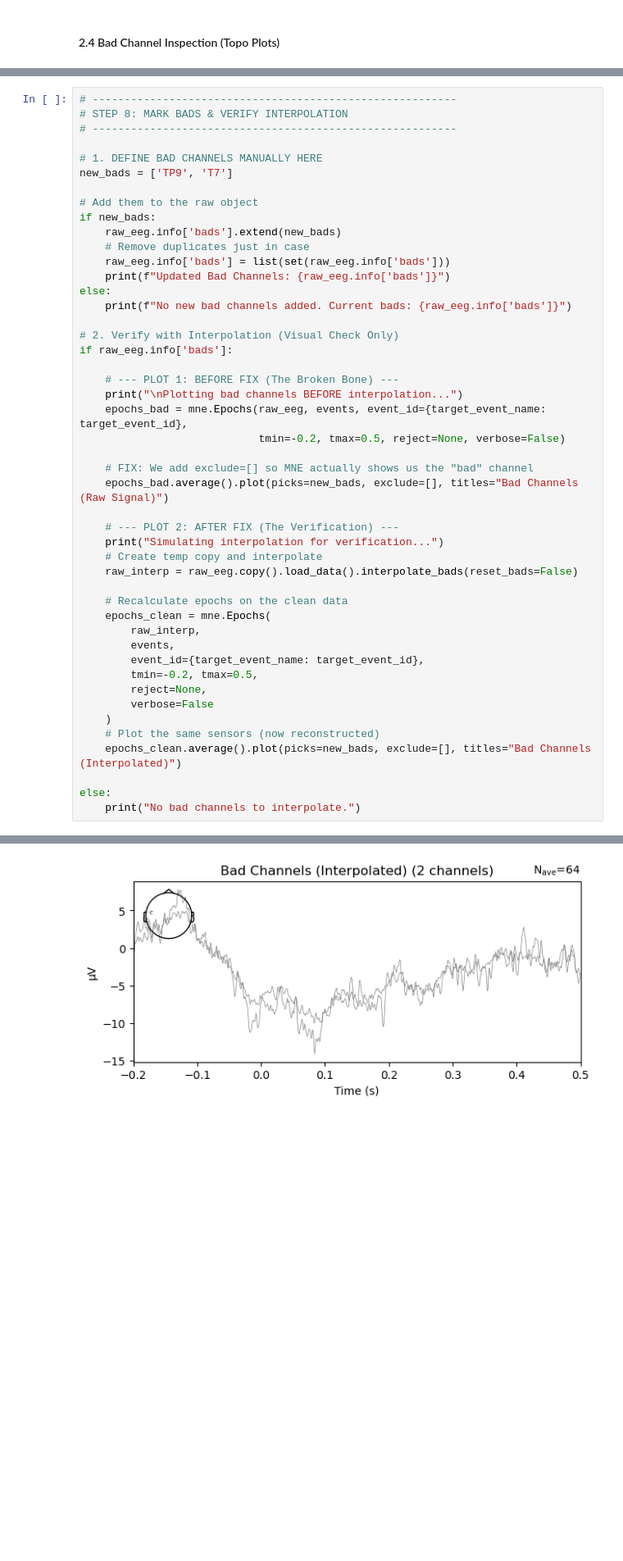
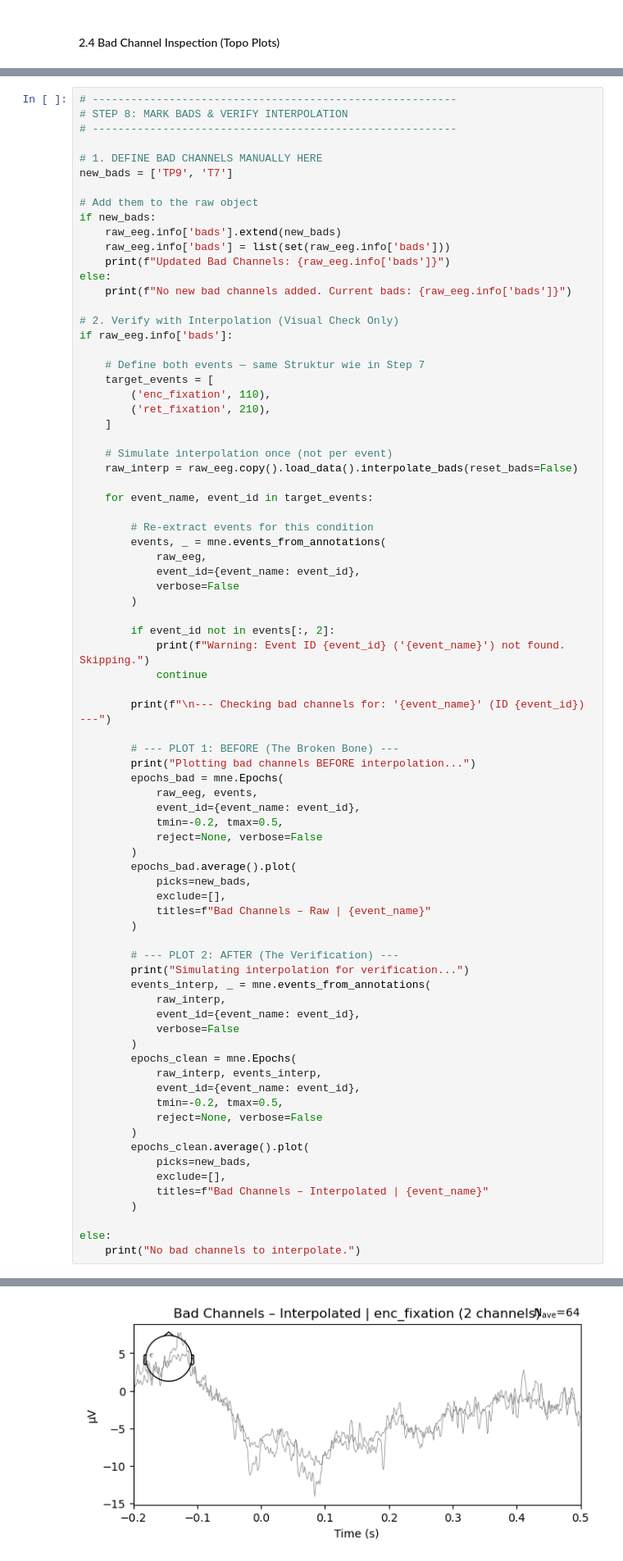
Before and after one commit to noah-mba/LOC_analysis, a Jupyter notebook: scripts/eeg/c_sanity_check_signal_marker_and_channels 2026_06_12.ipynb, the cells around one changed output, grey strips where cells are left out. Shown at 82% size. Cells and saved outputs as stored; diff of their text form; blank space fills up the shorter version.

```diff
--- a/scripts/eeg/c_sanity_check_signal_marker_and_channels 2026_06_12.ipynb
+++ b/scripts/eeg/c_sanity_check_signal_marker_and_channels 2026_06_12.ipynb
@@ -161,7 +176,6 @@ new_bads = ['TP9', 'T7']
 # Add them to the raw object
 if new_bads:
     raw_eeg.info['bads'].extend(new_bads)
-    # Remove duplicates just in case
     raw_eeg.info['bads'] = list(set(raw_eeg.info['bads']))
     print(f"Updated Bad Channels: {raw_eeg.info['bads']}")
 else:
@@ -170,30 +184,62 @@ else:
 # 2. Verify with Interpolation (Visual Check Only)
 if raw_eeg.info['bads']:
 
-    # --- PLOT 1: BEFORE FIX (The Broken Bone) ---
-    print("\nPlotting bad channels BEFORE interpolation...")
-    epochs_bad = mne.Epochs(raw_eeg, events, event_id={target_event_name: target_event_id},
-                            tmin=-0.2, tmax=0.5, reject=None, verbose=False)
+    # Define both events — same Struktur wie in Step 7
+    target_events = [
+        ('enc_fixation', 110),
+        ('ret_fixation', 210),
+    ]
 
-    # FIX: We add exclude=[] so MNE actually shows us the "bad" channel
-    epochs_bad.average().plot(picks=new_bads, exclude=[], titles="Bad Channels (Raw Signal)")
-
-    # --- PLOT 2: AFTER FIX (The Verification) ---
-    print("Simulating interpolation for verification...")
-    # Create temp copy and interpolate
+    # Simulate interpolation once (not per event)
     raw_interp = raw_eeg.copy().load_data().interpolate_bads(reset_bads=False)
 
-    # Recalculate epochs on the clean data
-    epochs_clean = mne.Epochs(
-        raw_interp,
-        events,
-        event_id={target_event_name: target_event_id},
-        tmin=-0.2, tmax=0.5,
-        reject=None,
-        verbose=False
-    )
-    # Plot the same sensors (now reconstructed)
-    epochs_clean.average().plot(picks=new_bads, exclude=[], titles="Bad Channels (Interpolated)")
+    for event_name, event_id in target_events:
+
+        # Re-extract events for this condition
+        events, _ = mne.events_from_annotations(
+            raw_eeg,
+            event_id={event_name: event_id},
+            verbose=False
+        )
+
+        if event_id not in events[:, 2]:
+            print(f"Warning: Event ID {event_id} ('{event_name}') not found. Skipping.")
+            continue
+
+        print(f"\n--- Checking bad channels for: '{event_name}' (ID {event_id}) ---")
+
+        # --- PLOT 1: BEFORE (The Broken Bone) ---
+        print("Plotting bad channels BEFORE interpolation...")
+        epochs_bad = mne.Epochs(
+            raw_eeg, events,
+            event_id={event_name: event_id},
+            tmin=-0.2, tmax=0.5,
+            reject=None, verbose=False
+        )
+        epochs_bad.average().plot(
+            picks=new_bads,
+            exclude=[],
+            titles=f"Bad Channels – Raw | {event_name}"
+        )
+
+        # --- PLOT 2: AFTER (The Verification) ---
+        print("Simulating interpolation for verification...")
+        events_interp, _ = mne.events_from_annotations(
+            raw_interp,
+            event_id={event_name: event_id},
+            verbose=False
+        )
+        epochs_clean = mne.Epochs(
+            raw_interp, events_interp,
+            event_id={event_name: event_id},
+            tmin=-0.2, tmax=0.5,
+            reject=None, verbose=False
+        )
+        epochs_clean.average().plot(
+            picks=new_bads,
+            exclude=[],
+            titles=f"Bad Channels – Interpolated | {event_name}"
+        )
 
 else:
     print("No bad channels to interpolate.")
@@ -212 +259 @@ Interpolating 2 sensors
-[figure, old version]
+[figure, new version]
```
Also changed, not shown: parts of 3 cells of this notebook, 2 other files.
